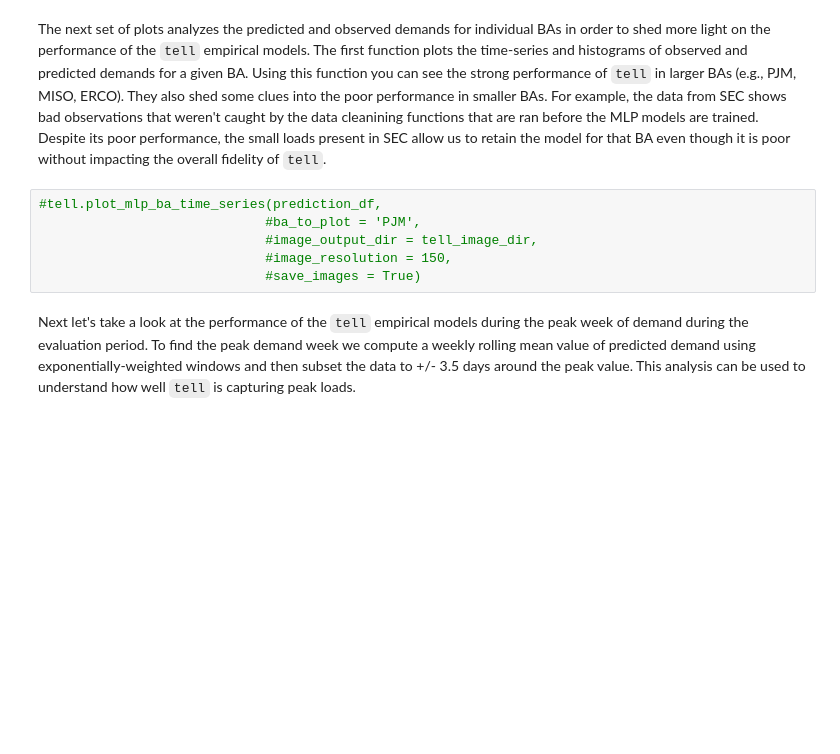
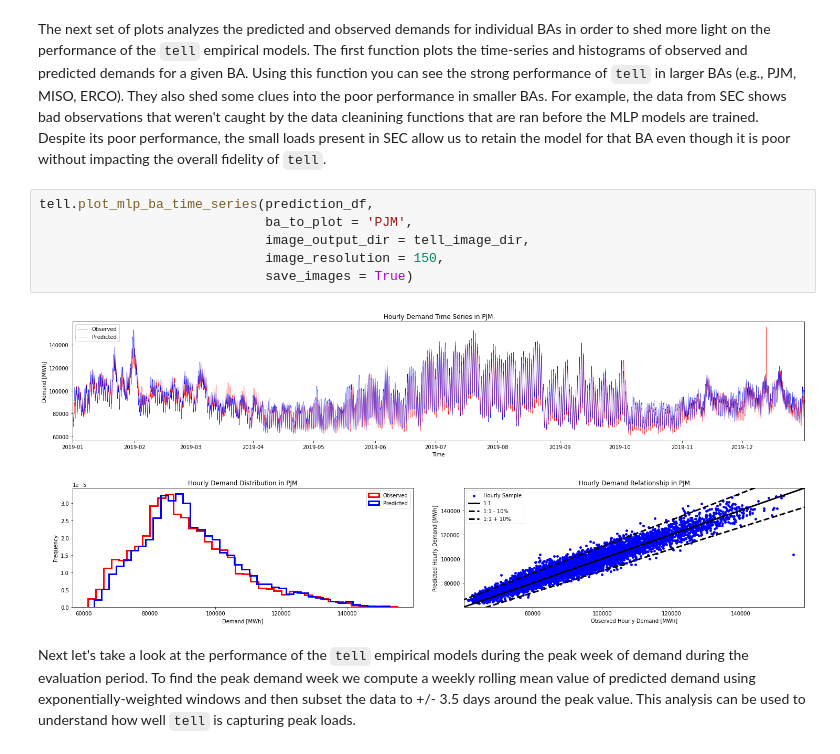
Before and after one commit to IMMM-SFA/tell, a Jupyter notebook: notebooks/tell_mlp_calibration_evaluation.ipynb, the cells around one changed output. Cells and saved outputs as stored; diff of their text form; blank space fills up the shorter version.

```diff
--- a/notebooks/tell_mlp_calibration_evaluation.ipynb
+++ b/notebooks/tell_mlp_calibration_evaluation.ipynb
@@ -64,11 +113,13 @@ It's illustrative to look at the error metrics as a function of load. To do this
 # %% [markdown]
 The next set of plots analyzes the predicted and observed demands for individual BAs in order to shed more light on the performance of the `tell` empirical models. The first function plots the time-series and histograms of observed and predicted demands for a given BA. Using this function you can see the strong performance of `tell` in larger BAs (e.g., PJM, MISO, ERCO). They also shed some clues into the poor performance in smaller BAs. For example, the data from SEC shows bad observations that weren't caught by the data cleanining functions that are ran before the MLP models are trained. Despite its poor performance, the small loads present in SEC allow us to retain the model for that BA even though it is poor without impacting the overall fidelity of `tell`.
 # %%
-#tell.plot_mlp_ba_time_series(prediction_df,
-                             #ba_to_plot = 'PJM',
-                             #image_output_dir = tell_image_dir,
-                             #image_resolution = 150,
-                             #save_images = True)
+tell.plot_mlp_ba_time_series(prediction_df,
+                             ba_to_plot = 'PJM',
+                             image_output_dir = tell_image_dir,
+                             image_resolution = 150,
+                             save_images = True)
+# %% [output]
+[figure, added]
 # %% [markdown]
 Next let's take a look at the performance of the `tell` empirical models during the peak week of demand during the evaluation period. To find the peak demand week we compute a weekly rolling mean value of predicted demand using exponentially-weighted windows and then subset the data to +/- 3.5 days around the peak value. This analysis can be used to understand how well `tell` is capturing peak loads.
 # %%
```
Also changed, not shown: parts of 11 cells of this notebook, 1 other file.
